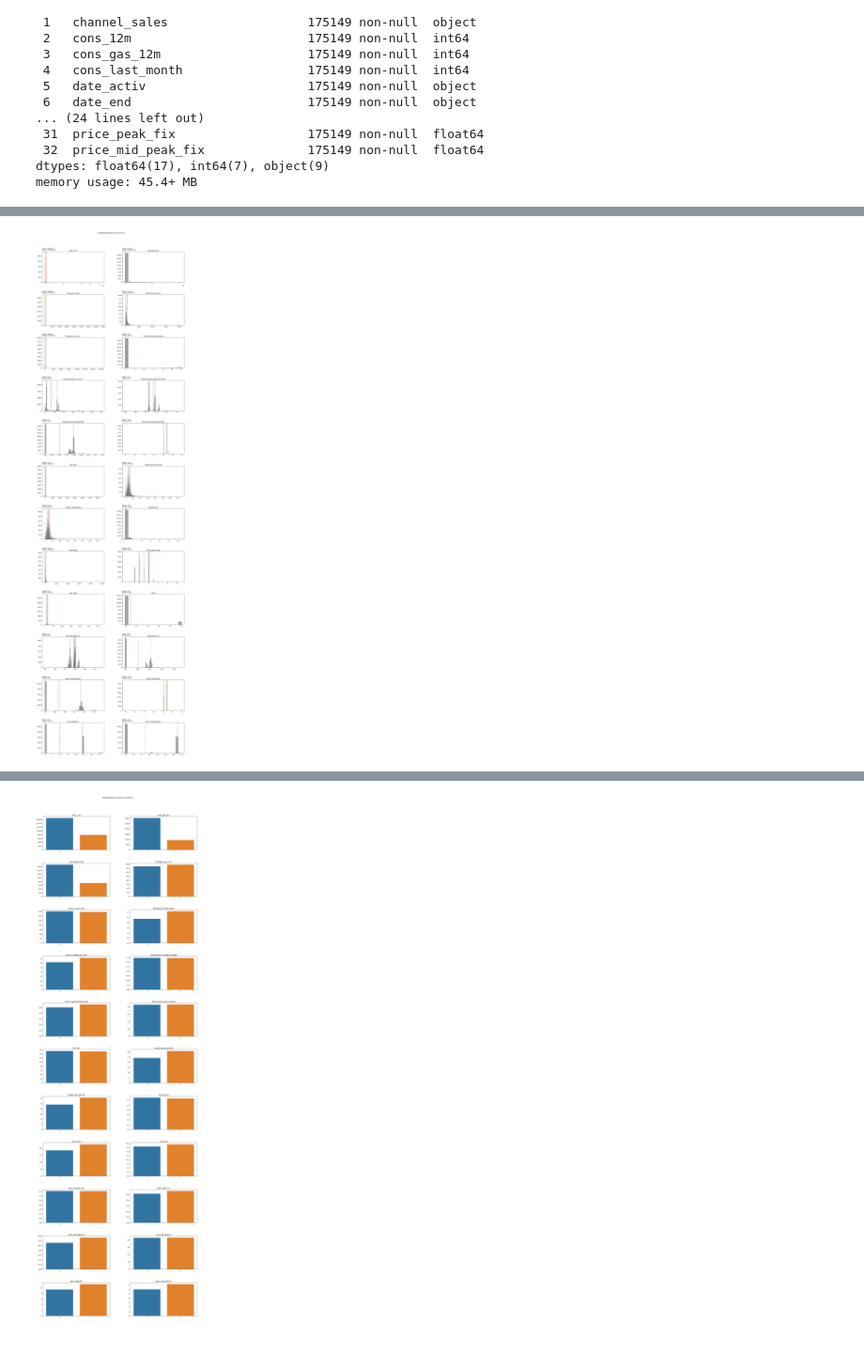
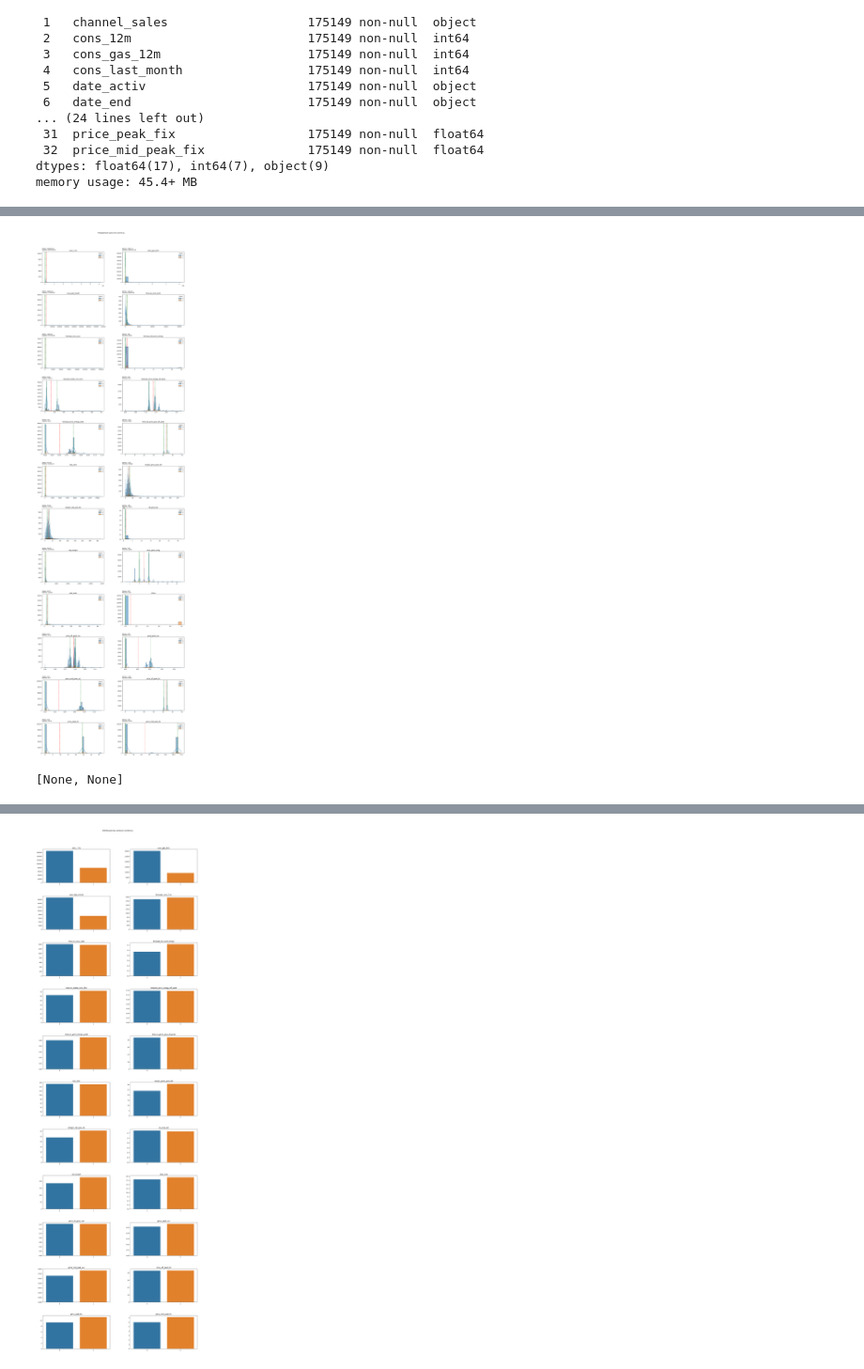
Before and after one commit to LissesCastro/BCG---Experience-Program, a Jupyter notebook: EDA.ipynb, the cells around one changed output, grey strips where cells are left out. Shown at 94% size. Saved outputs shown, nothing was run; the diff lists cells and outputs as text; code cells hidden in the pictures.

```diff
--- a/EDA.ipynb
+++ b/EDA.ipynb
@@ -8,7 +8,6 @@ from scipy import stats
 import warnings
 warnings.filterwarnings("ignore")
 # %%
-import numpy as np
 def plot_hist_variaveis(conjunto, dataframe, i=0, legend=None, title='distribuição das variáveis numéricas'):
     total_plots = len(conjunto)
     fig = plt.figure(figsize=(20,6*total_plots))
@@ -23,9 +22,9 @@ def plot_hist_variaveis(conjunto, dataframe, i=0, legend=None, title='distribui
         third_quartile = dataframe[var].quantile(0.75)
         ax = fig.add_subplot(total_plots, 2, i+1)
         if legend is not None:
-            sns.histplot(x=dataframe[var], ax=ax, color='#435058', hue=dataframe[legend], alpha=0.5)
+            sns.histplot(x=dataframe[var], ax=ax, color='#435058', hue=dataframe[legend], alpha=0.5, kde=True)
         else:
-            sns.histplot(x=dataframe[var], ax=ax, color='#435058', alpha=0.5)
+            sns.histplot(x=dataframe[var], ax=ax, color='#435058', alpha=0.5,  kde=True)
         ax.set_title(var)
         ax.set_ylabel('')
         ax.set_xlabel('')
@@ -112,4 +111,7 @@ dtypes: float64(17), int64(7), object(9)
 memory usage: 45.4+ MB
 # %%
 df = df.drop_duplicates()
+# %%
+for var in ['date_activ', 'date_end', 'date_modif_prod', 'date_renewal']:
+    df[var] = pd.to_datetime(df[var], format='%Y-%m-%d')
 # %%
@@ -128,10 +184,12 @@ Index(['id', 'channel_sales', 'cons_12m', 'cons_gas_12m', 'cons_last_month',
 # %%
-plot_hist_variaveis(conjunto=num_vars, title='Histograma de variáveis numéricas', dataframe=df)
+plot_hist_variaveis(conjunto=num_vars, title='Histograma de variáveis numéricas', dataframe=df, legend='churn')
 # %% [output]
-[figure, old version]
+[figure, new version]
 # %%
 vars_to_remove = ['num_years_antig', 'churn']
 [num_vars.remove(var) for var in vars_to_remove]
+# %% [output]
+[None, None]
 # %%
 create_log_variable(conjunto=num_vars, dataframe=df)
 log_vars = []
```
Also changed, not shown: parts of 17 cells of this notebook.
